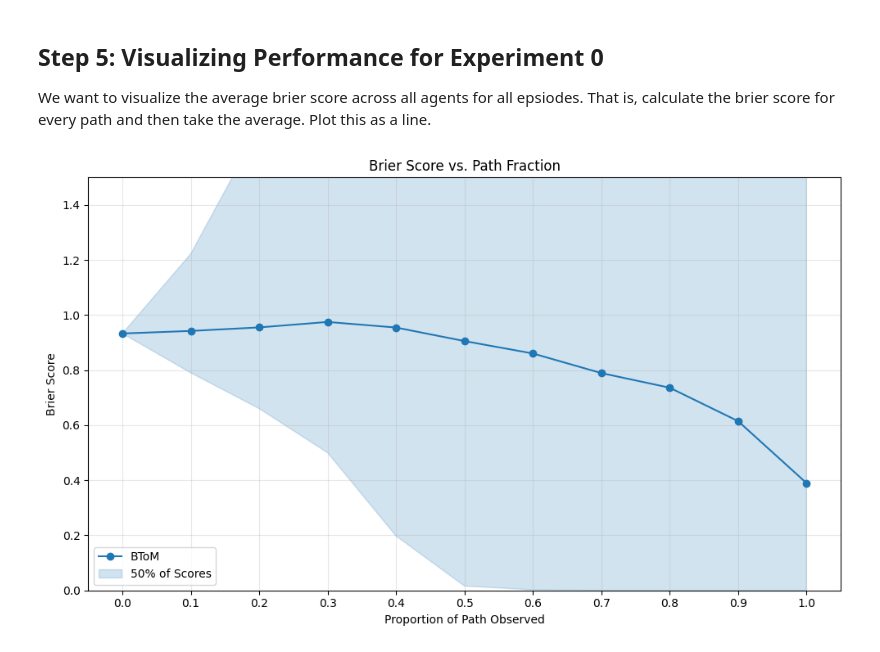
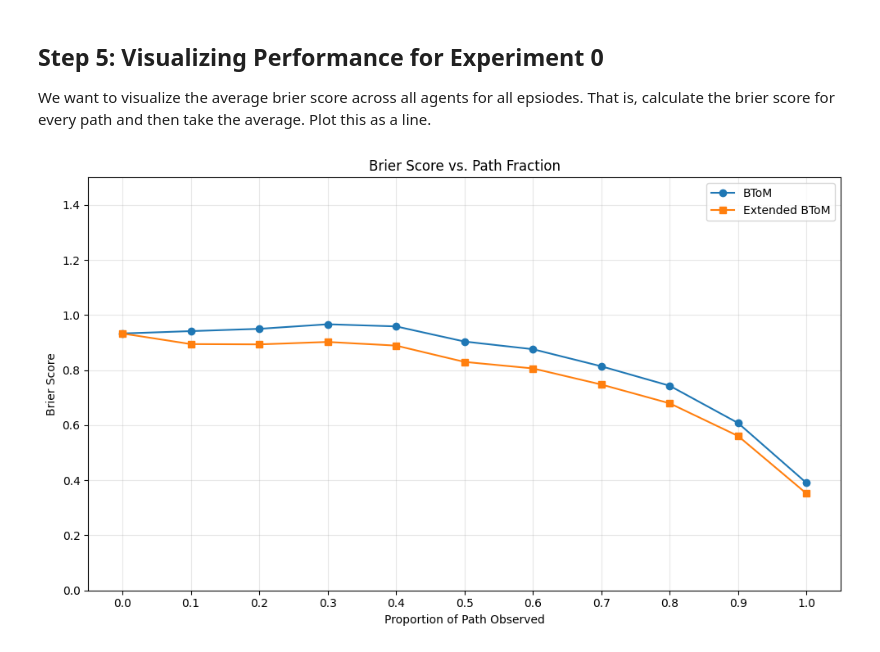
Before and after one commit to NigelDoering/Theory-of-mind, a Jupyter notebook: notebooks/Campus_Experiment_0.ipynb, the cells around one changed output. Saved outputs shown, nothing was run; the diff lists cells and outputs as text; code cells hidden in the pictures.

```diff
--- a/notebooks/Campus_Experiment_0.ipynb
+++ b/notebooks/Campus_Experiment_0.ipynb
@@ -267,0 +273,2 @@ for episode in range(len(goal_data)):
+# %%
+ext_btom = Extended_BToM(campus, agents, goals)
@@ -268,3 +278,11 @@ for episode in range(len(goal_data)):
+# %%
+# Calculate all the posteriors using the first 30 episode
+ext_posteriors_data = {}
+
+for episode in range(len(goal_data)):
+    ext_posteriors_data[episode] = {}
+    for agent in agents:
+        ext_posteriors_data[episode][agent.id] = ext_btom.update_agent_posterior_over_path(agent, path_data[episode][agent.id])
 # %% [markdown]
 ### ToMNet
 # %%
@@ -416,4 +386,5 @@ def brier_along_path(path, true_goal, posteriors_by_step, goals):
 # %%
+# BToM Scores
 scores = []
 for episode in range(len(goal_data)):
     for agent in agents:
@@ -421,3 +392,11 @@ for episode in range(len(goal_data)):
                                   goal_data[episode][agent.id],
                                   posteriors_data[episode][agent.id],
                                   goals))
+# Extended BToM Scores
+ext_scores = []
+for episode in range(len(goal_data)):
+    for agent in agents:
+        ext_scores.append(brier_along_path(path_data[episode][agent.id],
+                                  goal_data[episode][agent.id],
+                                  ext_posteriors_data[episode][agent.id],
+                                  goals))
@@ -424,31 +420,28 @@ for episode in range(len(goal_data)):
 # %%
 import numpy as np
 import matplotlib.pyplot as plt
 
 # Suppose `scores` is your (n_trajectories × n_fractions) array:
 arr = np.array(scores)  # shape (N, 11)
+ext_arr  = np.array(ext_scores)
 props = np.linspace(0, 1, arr.shape[1])
 
 # Compute mean
-mean_scores = arr.mean(axis=0)
-
-# Compute percentiles for a 95% *prediction* interval
-lower = np.percentile(arr, 2.5, axis=0)
-upper = np.percentile(arr, 97.5, axis=0)
+mean_base = arr.mean(axis=0)
+mean_ext  = ext_arr.mean(axis=0)
 
 plt.figure(figsize=(10,6))
-plt.plot(props, mean_scores, '-o', label='BToM')
-plt.fill_between(props, lower, upper,
-                 color='C0', alpha=0.2,
-                 label='50% of Scores')
+plt.plot(props, mean_base, '-o', label='BToM')
+plt.plot(props, mean_ext,  '-s', label='Extended BToM')
+
 plt.xlabel('Proportion of Path Observed')
 plt.ylabel('Brier Score')
 plt.title('Brier Score vs. Path Fraction')
 plt.xticks(props)
 plt.ylim(0, 1.5)
 plt.grid(alpha=0.3)
 plt.legend()
 plt.tight_layout()
 plt.show()
 # %% [output]
-[figure, old version]
+[figure, new version]
```
Also changed, not shown: parts of 8 cells of this notebook, 1 other file.
